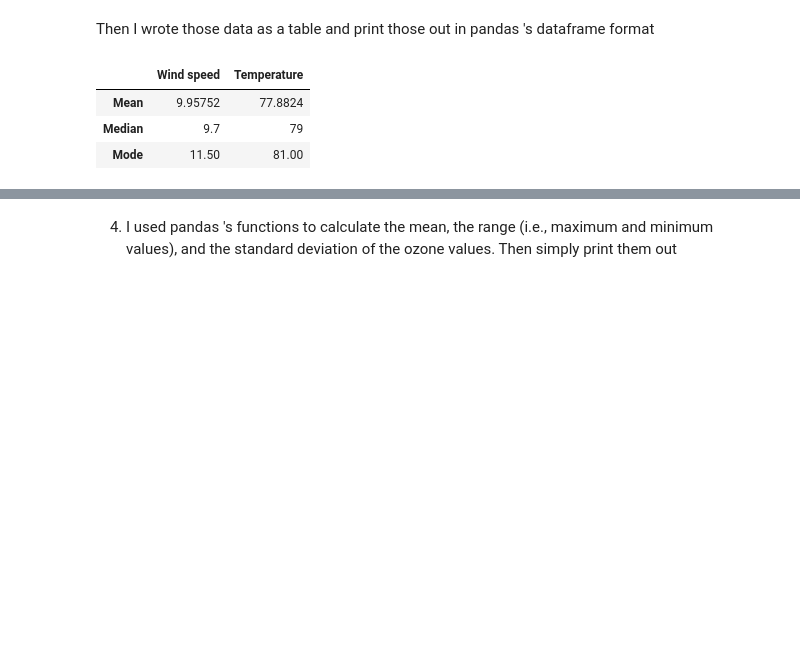
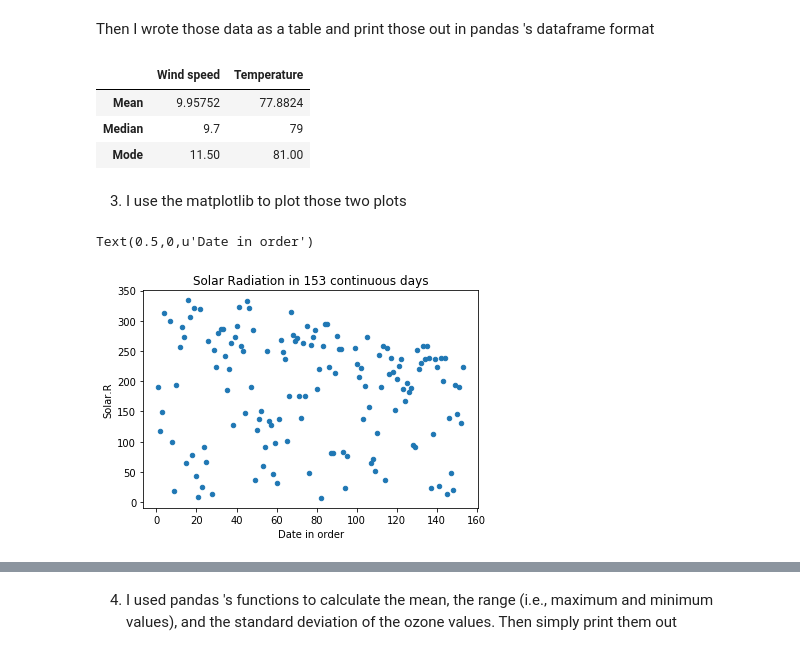
Before and after one commit to PEGGY-CAO/dataAnalysis6001, a Jupyter notebook: hwk3/hwk3.ipynb, the cells around one changed output, grey strips where cells are left out. Cells and saved outputs as stored; diff of their text form; code cells hidden in the pictures; blank space fills up the shorter version.

Commit message:
pandas, calculate statistics and plot

```diff
--- a/hwk3/hwk3.ipynb
+++ b/hwk3/hwk3.ipynb
@@ -9,8 +9,10 @@ I use python and write it in jupyter notebook
 # %%
 import pandas
 
+
 from IPython.display import HTML, display
 
-df = pandas.read_csv('airquality.csv', index_col=0)
-
-# print(df)
+df = pandas.read_csv('airquality.csv',
+                     names=['No.','Ozone',  'Solar.R',  'Wind',  'Temp',  'Month',  'Day'],header=0)
+# df.columns = ['No.','Ozone',  'Solar.R',  'Wind',  'Temp',  'Month',  'Day']
+print(df)
@@ -40,3 +60,16 @@ pandas.DataFrame(table, columns=["Wind speed", "Temperature"], index=["Mean", "M
 | Mean | 9.95752 | 77.8824 |
 | Median | 9.7 | 79 |
 | Mode | 11.50 | 81.00 |
+# %% [markdown]
+3) I use the matplotlib to plot those two plots
+# %%
+import matplotlib.pyplot as plt
+import numpy as np
+# xxx = np.arange(1, 154, 1)
+# print xxx
+
+plot1 = df.plot(kind='scatter',x='No.',y='Solar.R', title='Solar Radiation in 153 continuous days')
+plot1.set_xlabel("Date in order")
+# %% [output]
+Text(0.5,0,u'Date in order')
+[figure, added]
```
Also changed, not shown: parts of 4 cells of this notebook, 1 other file.
